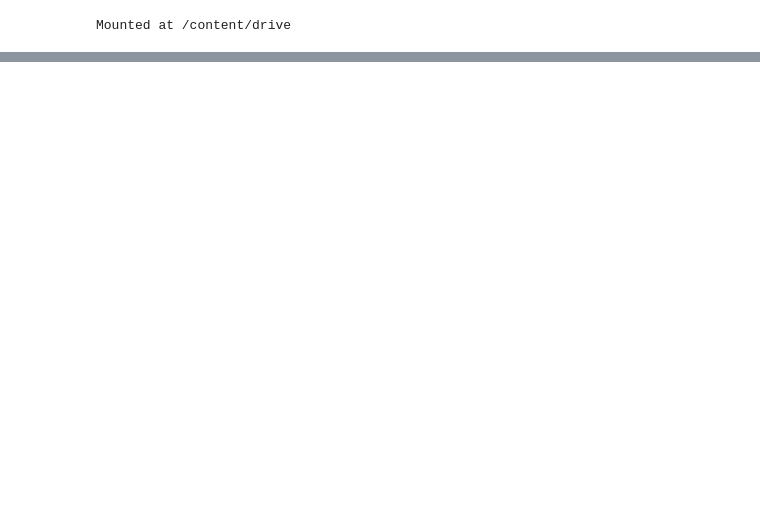
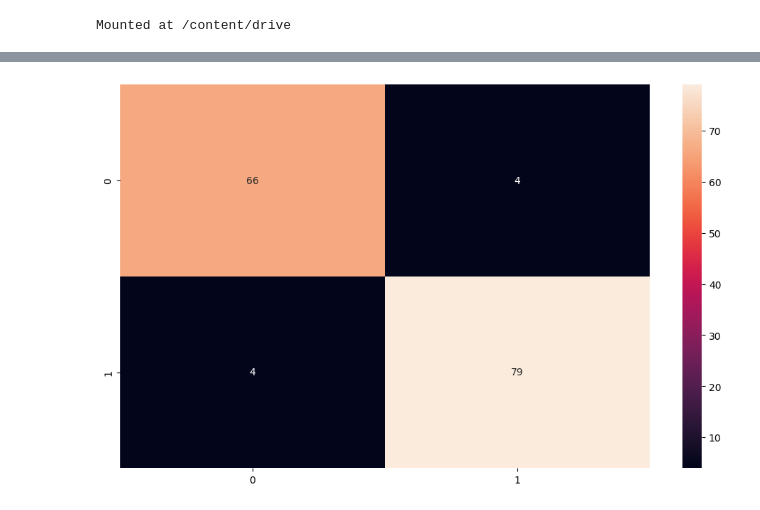
Before and after one commit to isiri01/EN3160---Image-Processing-and-Machine-Vision, a Jupyter notebook: Assignment03_210732H.ipynb, the cells around one changed output, grey strips where cells are left out. Saved outputs shown, nothing was run; the diff lists cells and outputs as text; code cells hidden in the pictures; blank space fills up the shorter version.

```diff
--- a/Assignment03_210732H.ipynb
+++ b/Assignment03_210732H.ipynb
@@ -478,21 +514,18 @@ def train_model(model, criterion, optimizer, scheduler, num_epochs=10):
     model.load_state_dict(best_model_wts)
     return model
 # %%
-# Load pre-trained ResNet18 model
+from torch.optim import lr_scheduler
+
 model_ft = models.resnet18(pretrained=True)
-
-# Modify the final fully connected layer to classify 2 classes (ants and bees)
 num_ftrs = model_ft.fc.in_features
 model_ft.fc = nn.Linear(num_ftrs, 2)
 
 model_ft = model_ft.to(device)
 
-# Define loss and optimizer
 criterion = nn.CrossEntropyLoss()
+
+# Observe that all parameters are being optimized
 optimizer_ft = optim.SGD(model_ft.parameters(), lr=0.001, momentum=0.9)
 
 # Decay LR by a factor of 0.1 every 7 epochs
-exp_lr_scheduler = optim.lr_scheduler.StepLR(optimizer_ft, step_size=7, gamma=0.1)
-
-# Train and evaluate
-model_ft = train_model(model_ft, criterion, optimizer_ft, exp_lr_scheduler, num_epochs=10)
+exp_lr_scheduler = lr_scheduler.StepLR(optimizer_ft, step_size=7, gamma=0.1)
@@ -517,0 +532,2 @@ Best val Acc: 0.9477
+# %%
+model_ft = train_model(model_ft, criterion, optimizer_ft, exp_lr_scheduler,num_epochs=30)
@@ -517,0 +552,33 @@ Best val Acc: 0.9477
+# %%
+from sklearn.metrics import confusion_matrix
+import seaborn as sn
+import pandas as pd
+import numpy as np
+import matplotlib.pyplot as plt
+
+#adding predictions and true labels to lists to use later
+y_pred = []
+y_true = []
+
+# iterate over test data
+for inputs, labels in dataloaders['val']:
+    inputs = inputs.to(device)
+    labels = labels.to(device)
+
+    output = model_ft(inputs)
+
+    output = (torch.max(torch.exp(output), 1)[1]).data.cpu().numpy()
+    y_pred.extend(output)
+
+    labels = labels.data.cpu().numpy()
+    y_true.extend(labels)
+
+
+# Plotting confusion matrix
+cf_matrix = confusion_matrix(y_true, y_pred)
+
+plt.figure(figsize = (12,7))
+sn.heatmap(cf_matrix, annot=True)
+plt.show()
+# %% [output]
+[figure, added]
```
Also changed, not shown: parts of 21 cells of this notebook.
